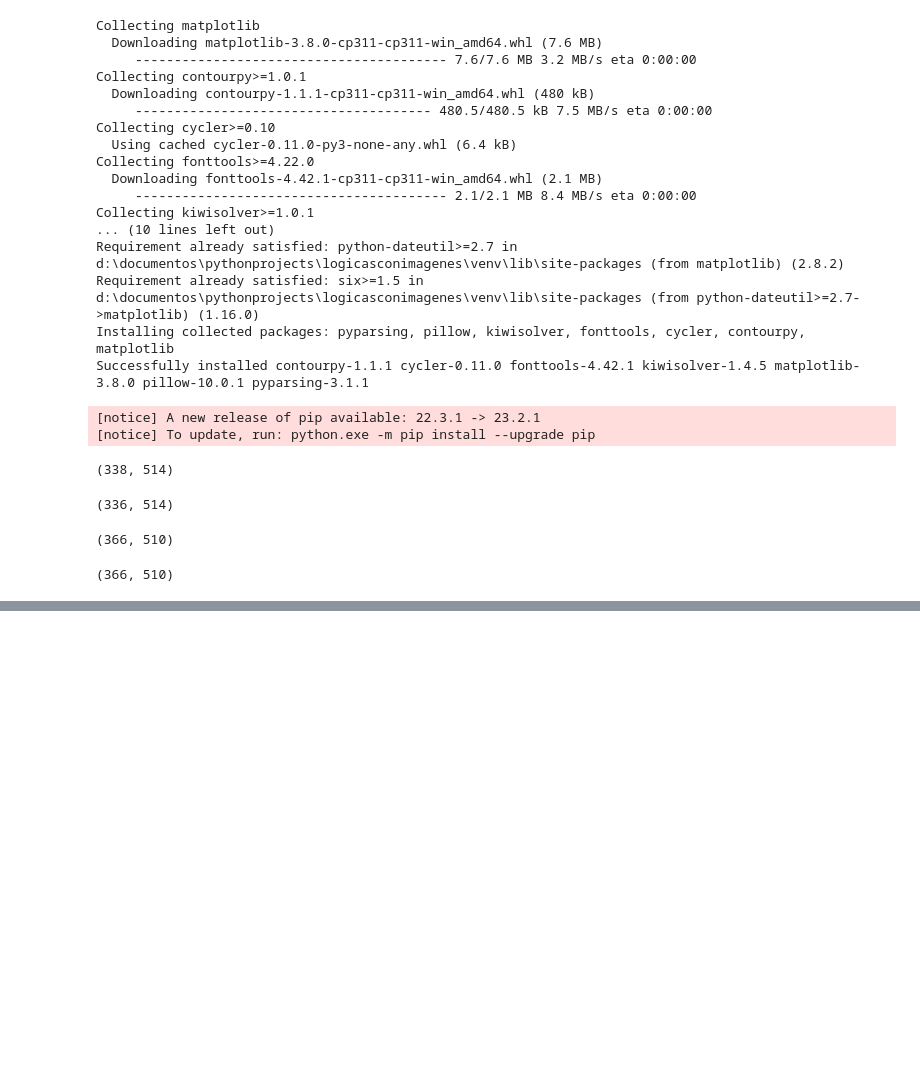
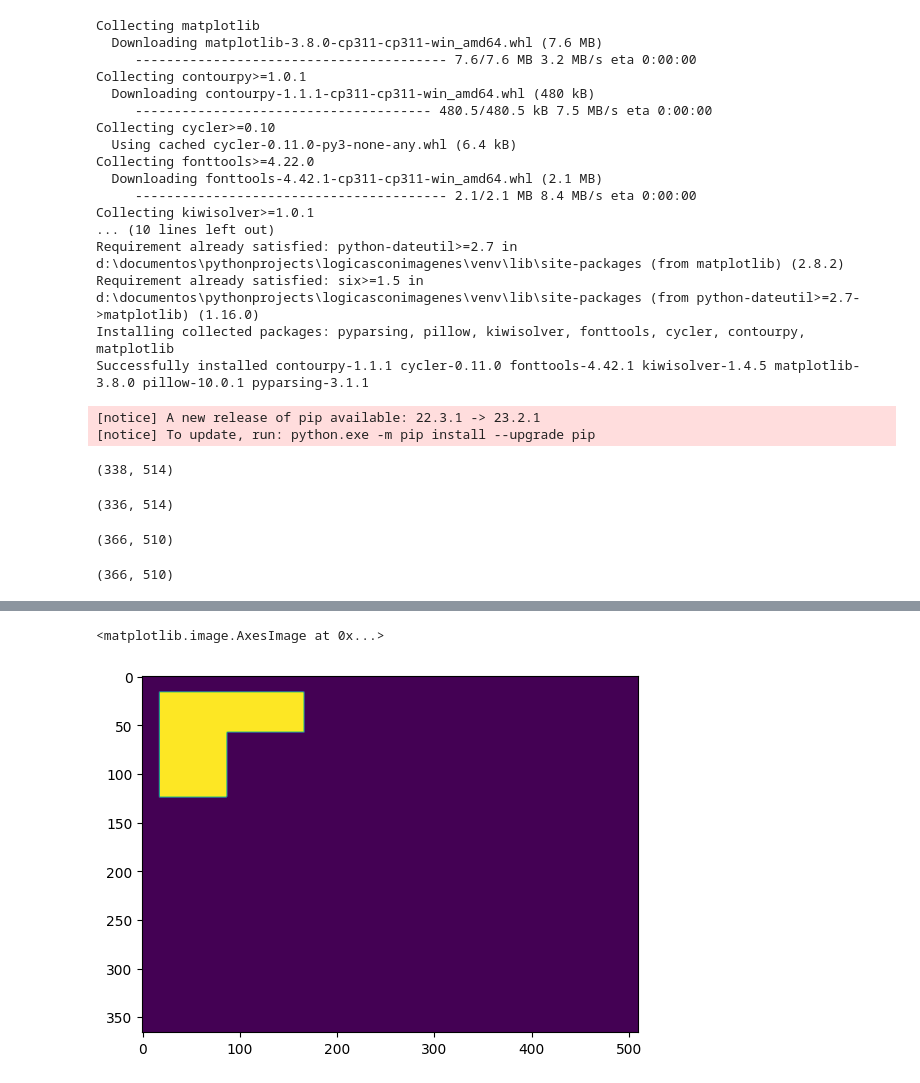
Before and after one commit to grupoudea/operaciones-con-imagenes, a Jupyter notebook: logica.ipynb, the cells around one changed output, grey strips where cells are left out. Saved outputs shown, nothing was run; the diff lists cells and outputs as text; code cells hidden in the pictures; blank space fills up the shorter version.

```diff
--- a/logica.ipynb
+++ b/logica.ipynb
@@ -54,0 +73,6 @@ imgBResized.shape
+# %%
+imgANDNOT = cv.bitwise_and(imgAResized, cv.bitwise_not(imgBResized))
+plt.imshow(imgANDNOT)
+# %% [output]
+<matplotlib.image.AxesImage at 0x...>
+[figure, added]
```
Also changed, not shown: parts of 3 cells of this notebook.
